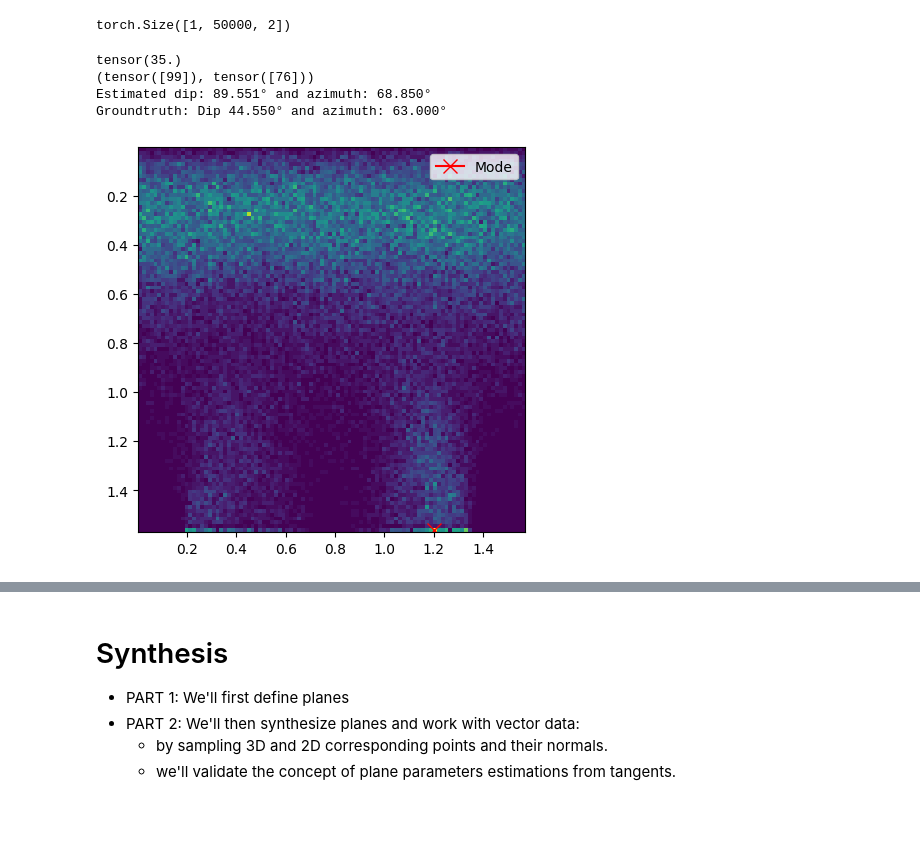
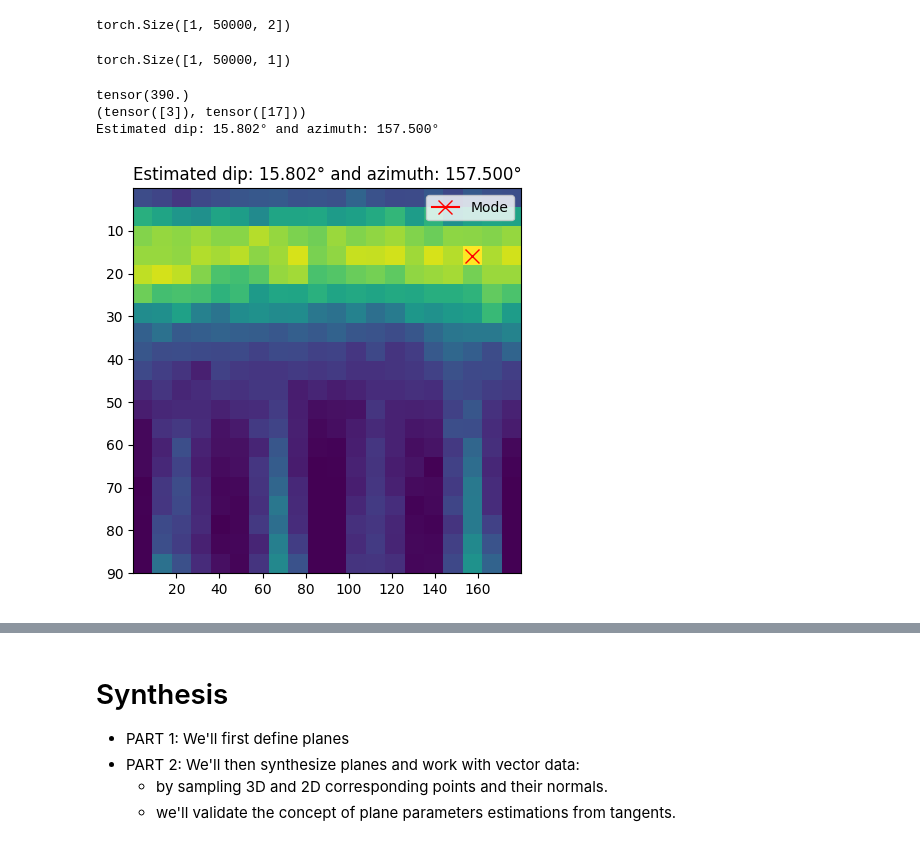
Before and after one commit to balthazarneveu/geosciences, a Jupyter notebook: TP_4/planes_synthesis.ipynb, the cells around one changed output, grey strips where cells are left out. Cells and saved outputs as stored; diff of their text form; code cells hidden in the pictures; blank space fills up the shorter version.

Commit message:
#4 TP-4 estimate from images

```diff
--- a/TP_4/planes_synthesis.ipynb
+++ b/TP_4/planes_synthesis.ipynb
@@ -123,12 +117,17 @@ plot_3d_scatter(
 # %%
 dip_az_estim = normal_vector_to_angles(cross_product_estimated)
-dip_az_estim[..., 1] = dip_az_estim[..., 1] % (np.pi/2)
+# dip_az_estim[..., 1] = dip_az_estim[..., 1] % (np.pi/2)
+dip_az_estim[..., 1] = dip_az_estim[..., 1] % (np.pi)
 # %%
 dip_az_estim.shape
 # %% [output]
 torch.Size([1, 50000, 2])
+# %%
+cross_product_norm_estim.shape
+# %% [output]
+torch.Size([1, 50000, 1])
 # %%
-histo, bin_edges  = torch.histogramdd(dip_az_estim, bins = [100, 100])
+histo, bin_edges  = torch.histogramdd(dip_az_estim, bins = [20, 20])
 maxi = torch.max(histo)
 print(maxi)
 amax_mode = torch.where(histo == maxi)
@@ -140,28 +139,25 @@ y_mid = (bin_edges[0][amax_mode[0]+1] + bin_edges[0][amax_mode[0]]) / 2.0
 best_dip = y_mid[0]
 best_azimuth = x_mid[0]
 print(f"Estimated dip: {np.rad2deg(best_dip):.3f}° and azimuth: {np.rad2deg(best_azimuth):.3f}°")
-print(f"Groundtruth: Dip {np.rad2deg(plane_angle[0, 0]):.3f}° and azimuth: {np.rad2deg(plane_angle[0, 1]):.3f}°")
 # %% [output]
-tensor(35.)
-(tensor([99]), tensor([76]))
-Estimated dip: 89.551° and azimuth: 68.850°
-Groundtruth: Dip 44.550° and azimuth: 63.000°
+tensor(390.)
+(tensor([3]), tensor([17]))
+Estimated dip: 15.802° and azimuth: 157.500°
 # %%
 plt.figure(figsize=(5, 5))
 plt.imshow(
     histo,
     extent=[
-        bin_edges[1][0], bin_edges[1][-1],
-        bin_edges[0][-1], bin_edges[0][0],
+        np.rad2deg(bin_edges[1][0]), np.rad2deg(bin_edges[1][-1]),
+        np.rad2deg(bin_edges[0][-1]), np.rad2deg(bin_edges[0][0]),
     ],
     aspect='auto')
 plt.plot(
-    x_mid,
-    y_mid,
+    np.rad2deg(x_mid),
+    np.rad2deg(y_mid),
     marker="x", color="red", markersize=10, label="Mode")
-
-plt.title(f'')
+plt.title(f"Estimated dip: {np.rad2deg(best_dip):.3f}° and azimuth: {np.rad2deg(best_azimuth):.3f}°")
 plt.legend()
 plt.show()
 # %% [output]
-[figure, old version]
+[figure, new version]
```
Also changed, not shown: parts of 7 cells of this notebook.
